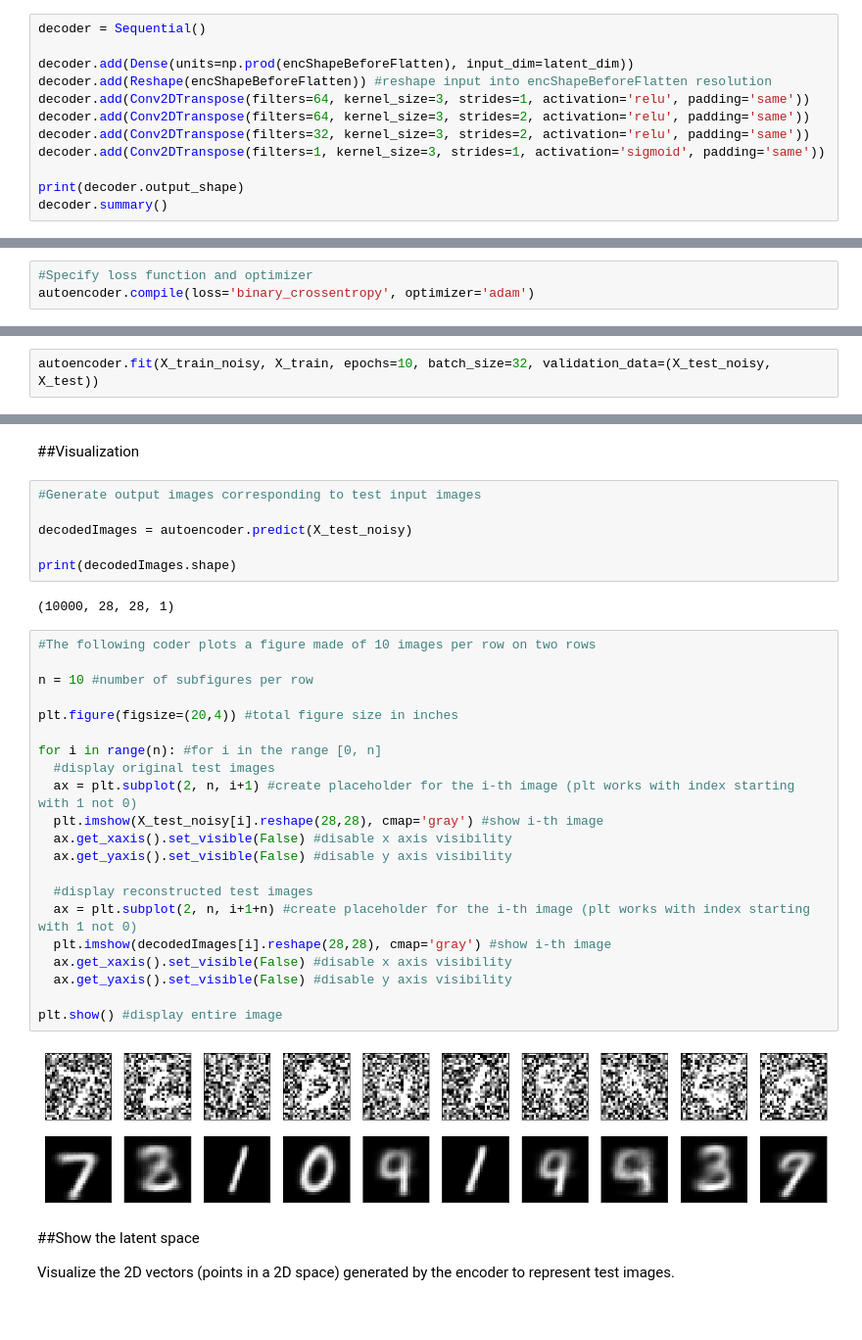
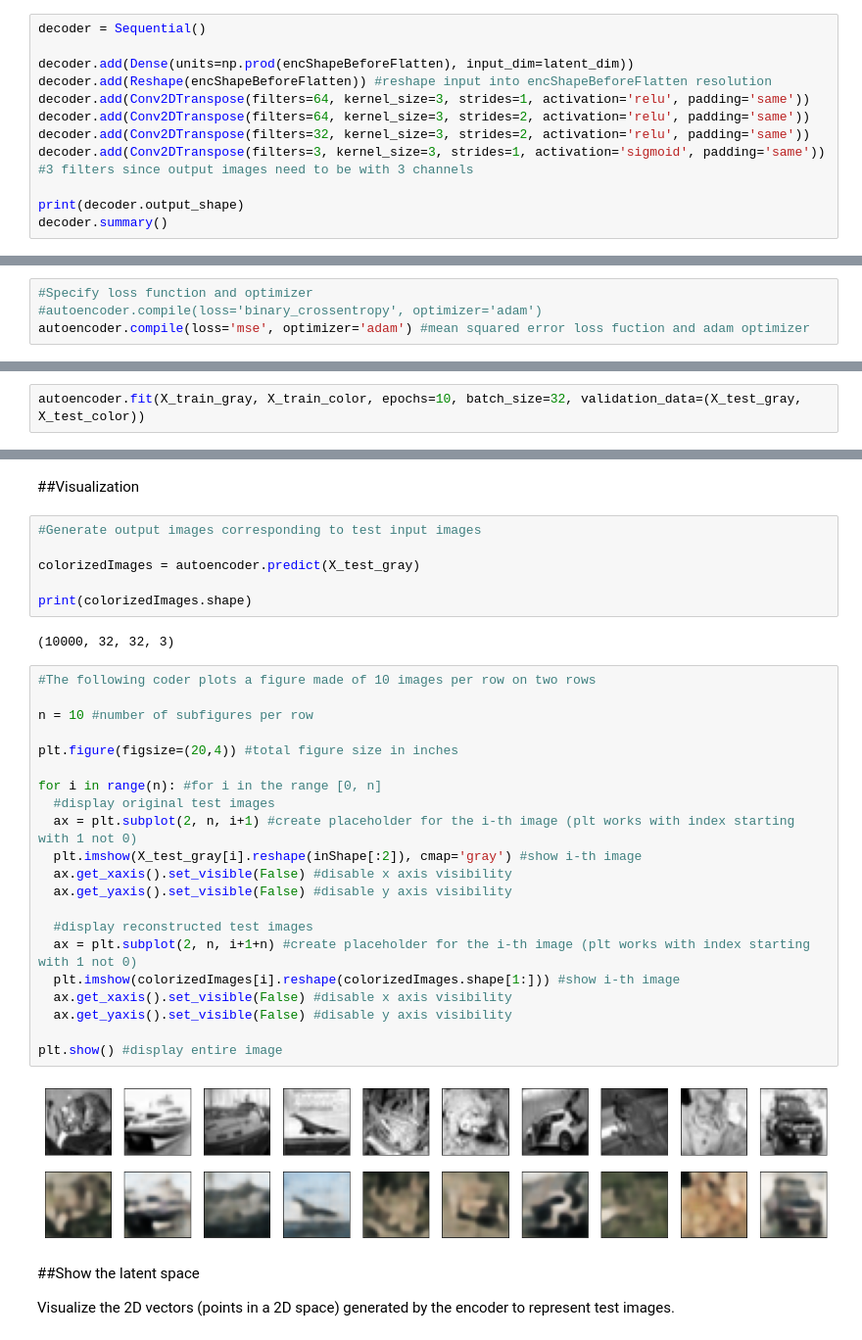
Before and after one commit to JacopoKahl/autoencoder_colorizer, a Jupyter notebook: Autoencoder_Colorizer.ipynb, the cells around one changed output, grey strips where cells are left out. Shown: that part at 98% size. Drawn from its saved outputs; the diff is of its cells as text.

```diff
--- a/Autoencoder_Colorizer.ipynb
+++ b/Autoencoder_Colorizer.ipynb
@@ -201,7 +164,7 @@ decoder.add(Reshape(encShapeBeforeFlatten)) #reshape input into encShapeBeforeFl
 decoder.add(Conv2DTranspose(filters=64, kernel_size=3, strides=1, activation='relu', padding='same'))
 decoder.add(Conv2DTranspose(filters=64, kernel_size=3, strides=2, activation='relu', padding='same'))
 decoder.add(Conv2DTranspose(filters=32, kernel_size=3, strides=2, activation='relu', padding='same'))
-decoder.add(Conv2DTranspose(filters=1, kernel_size=3, strides=1, activation='sigmoid', padding='same'))
+decoder.add(Conv2DTranspose(filters=3, kernel_size=3, strides=1, activation='sigmoid', padding='same')) #3 filters since output images need to be with 3 channels
 
 print(decoder.output_shape)
 decoder.summary()
@@ -247,6 +210,7 @@ Non-trainable params: 0
 _________________________________________________________________
 # %%
 #Specify loss function and optimizer
-autoencoder.compile(loss='binary_crossentropy', optimizer='adam')
+#autoencoder.compile(loss='binary_crossentropy', optimizer='adam')
+autoencoder.compile(loss='mse', optimizer='adam') #mean squared error loss fuction and adam optimizer
 # %% [markdown]
 ##Training process
@@ -274,4 +217,4 @@ print(X_test_noisy.shape)
 # %%
-autoencoder.fit(X_train_noisy, X_train, epochs=10, batch_size=32, validation_data=(X_test_noisy, X_test))
+autoencoder.fit(X_train_gray, X_train_color, epochs=10, batch_size=32, validation_data=(X_test_gray, X_test_color))
 # %% [output]
 Epoch 1/10
@@ -300,34 +243,34 @@ Epoch 10/10
 # %%
 #Generate output images corresponding to test input images
 
-decodedImages = autoencoder.predict(X_test_noisy)
+colorizedImages = autoencoder.predict(X_test_gray)
 
-print(decodedImages.shape)
+print(colorizedImages.shape)
 # %% [output]
-(10000, 28, 28, 1)
+(10000, 32, 32, 3)
 # %%
 #The following coder plots a figure made of 10 images per row on two rows
 
 n = 10 #number of subfigures per row
 
 plt.figure(figsize=(20,4)) #total figure size in inches
 
 for i in range(n): #for i in the range [0, n]
   #display original test images
   ax = plt.subplot(2, n, i+1) #create placeholder for the i-th image (plt works with index starting with 1 not 0)
-  plt.imshow(X_test_noisy[i].reshape(28,28), cmap='gray') #show i-th image
+  plt.imshow(X_test_gray[i].reshape(inShape[:2]), cmap='gray') #show i-th image
   ax.get_xaxis().set_visible(False) #disable x axis visibility
   ax.get_yaxis().set_visible(False) #disable y axis visibility
 
   #display reconstructed test images
   ax = plt.subplot(2, n, i+1+n) #create placeholder for the i-th image (plt works with index starting with 1 not 0)
-  plt.imshow(decodedImages[i].reshape(28,28), cmap='gray') #show i-th image
+  plt.imshow(colorizedImages[i].reshape(colorizedImages.shape[1:])) #show i-th image
   ax.get_xaxis().set_visible(False) #disable x axis visibility
   ax.get_yaxis().set_visible(False) #disable y axis visibility
 
 plt.show() #display entire image
 # %% [output]
-[figure, old version]
+[figure, new version]
 # %% [markdown]
 ##Show the latent space
 
```
Also changed, not shown: parts of 21 cells of this notebook.
